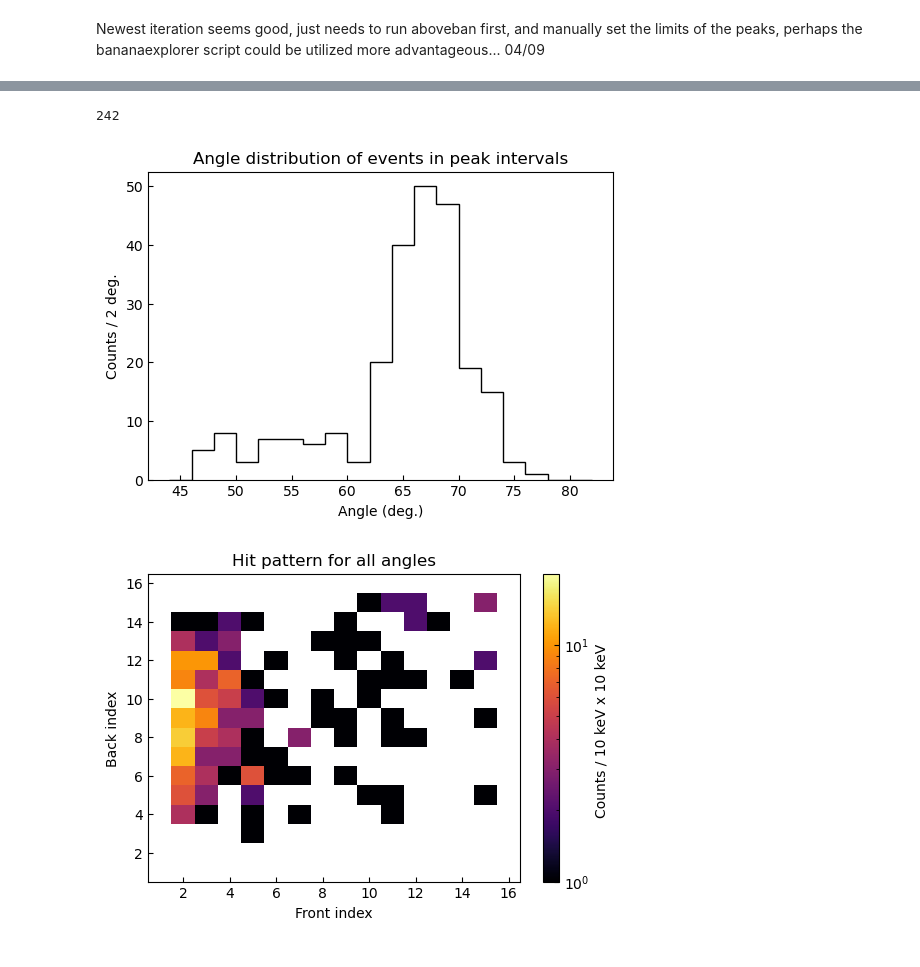
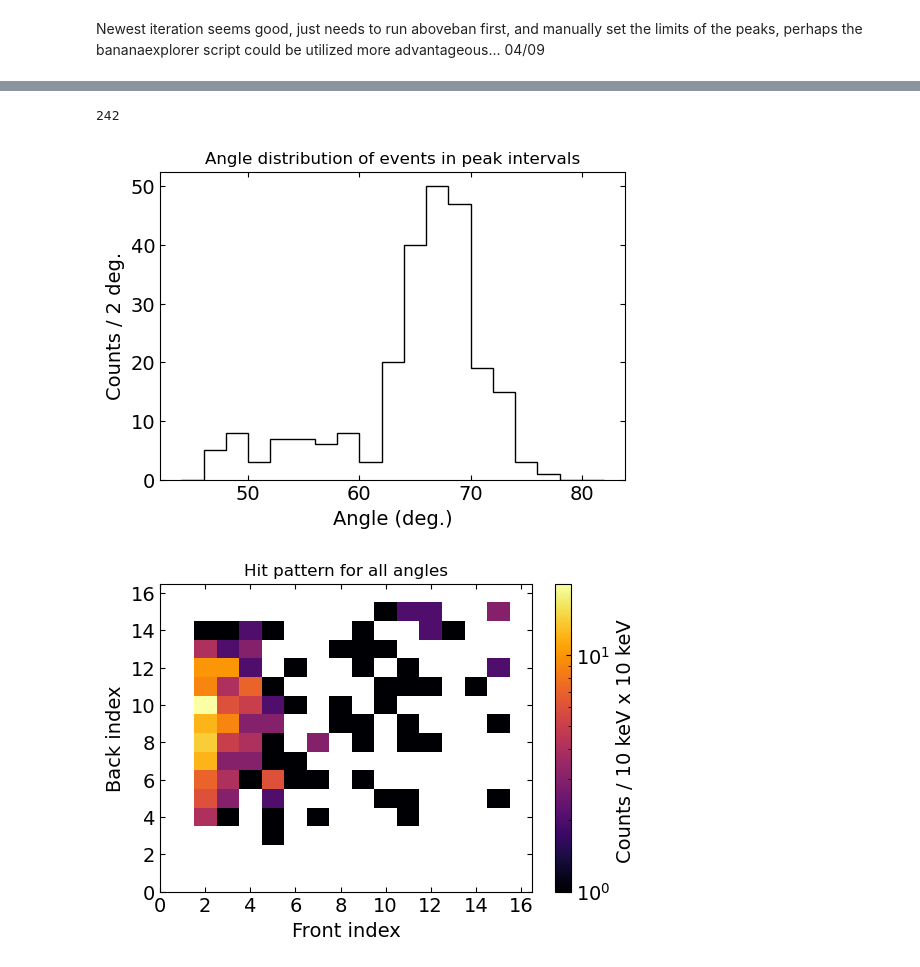
Before and after one commit to phaue/Masters, a Jupyter notebook: analysis/python/dataquality/anomalysource/Above_banana_analysis.ipynb, the cells around one changed output, grey strips where cells are left out. Cells and saved outputs as stored; diff of their text form; code cells hidden in the pictures.

```diff
--- a/analysis/python/dataquality/anomalysource/Above_banana_analysis.ipynb
+++ b/analysis/python/dataquality/anomalysource/Above_banana_analysis.ipynb
@@ -13,6 +13,16 @@ import glob
 from matplotlib.path import Path
 from collections import Counter
 from tqdm import tqdm
+plt.rcParams.update({
+    'xtick.labelsize': 14,
+    'ytick.labelsize': 14,
+    'axes.labelsize': 14,
+    'legend.fontsize': 14
+})
+plt.rcParams["xtick.top"] = True    # enable top x-ticks
+plt.rcParams["ytick.right"] = True  # enable right y-ticks
+plt.rcParams["xtick.direction"] = "in"
+plt.rcParams["ytick.direction"] = "in"
 # %%
 ## Hardcoded data paths are not ideal but whatever for now
 
@@ -207,35 +217,37 @@ print(len(angles))
 plt.savefig("angledist.pdf")
 
 
 ##### Plots of the hitpatterns for each interval of 5 degrees
 #40-76 degrees
 """
 for i in range(45, 87, 5):
     f = [c-0.5 for c,a in zip(fi,angles) if i-5<=a<=i]
     b = [c-0.5 for c,a in zip(bi,angles) if i-5<=a<=i]
     plt.figure(figsize=(6,4))
     plt.hist2d(f, b, bins=(np.arange(0.5, 17.5, 1), np.arange(0.5,17.5,1)),
                    cmap=plt.cm.inferno, norm=mpl.colors.LogNorm(), rasterized=True)
     plt.title(f"Hit pattern for angles between {i-5} and {i} degrees")
     cbar = plt.colorbar()
     cbar.ax.set_ylabel(f"Counts / 10 keV x 10 keV ")
     plt.xlabel('Front index')
     plt.ylabel('Back index')
    """
 ##Lastly a total hitpattern for the events
 plt.figure(figsize=(6,4))
 plt.hist2d(fi, bi, bins=(np.arange(0.5, 17.5, 1), np.arange(0.5,17.5,1)),
                 cmap=plt.cm.inferno, norm=mpl.colors.LogNorm(), rasterized=True)
 plt.title(f"Hit pattern for all angles")
 cbar = plt.colorbar()
 cbar.ax.set_ylabel(f"Counts / 10 keV x 10 keV ")
 plt.xlabel('Front index')
 plt.ylabel('Back index')
+plt.xticks(np.arange(0,17,2))
+plt.yticks(np.arange(0,17,2))
 plt.savefig("hitpat.png")
 # %% [output]
 242
-[figure, old version]
+[figure, new version]
-[figure, old version]
+[figure, new version]
 # %%
 ### The same plots of the histograms and CDF as earlier, now we have accounted for the energyloss due to the
 ### larger angles of incidence.
```
Also changed, not shown: parts of 4 cells of this notebook, 35 other files.
